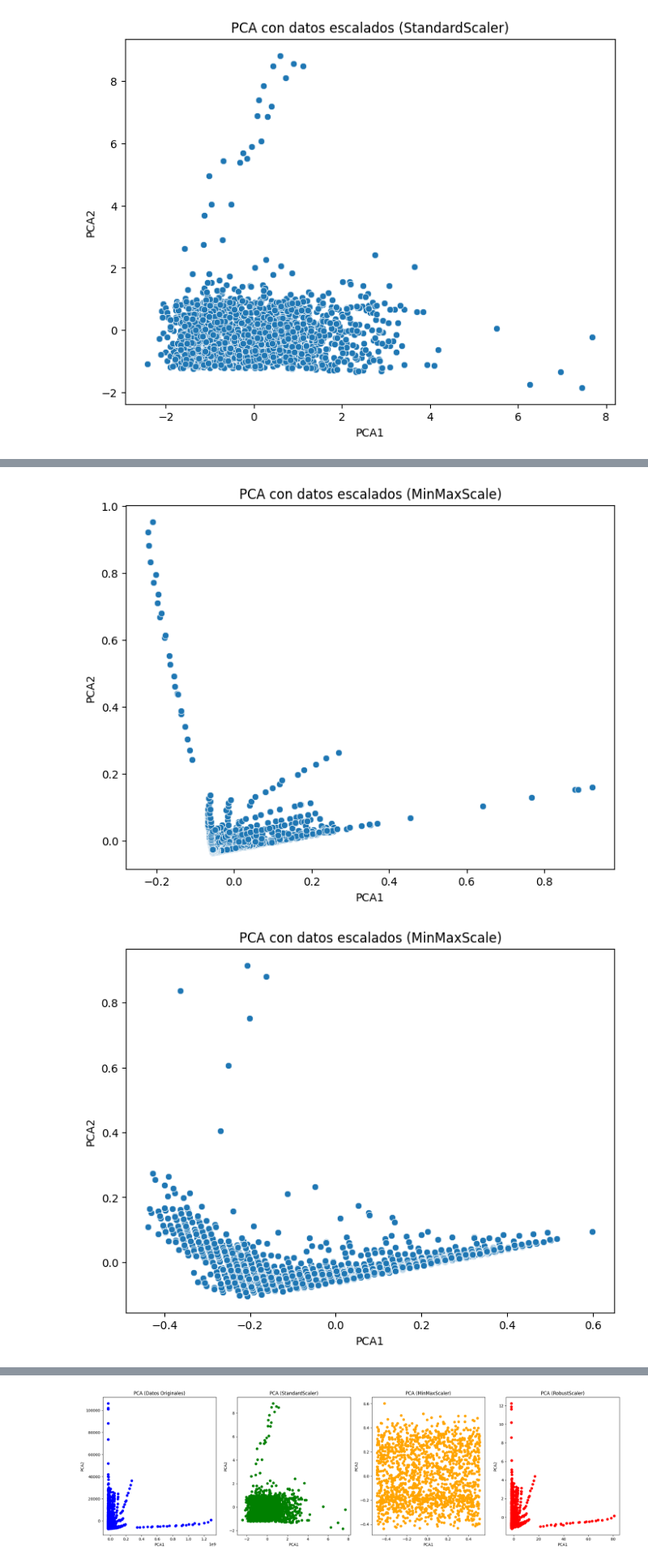
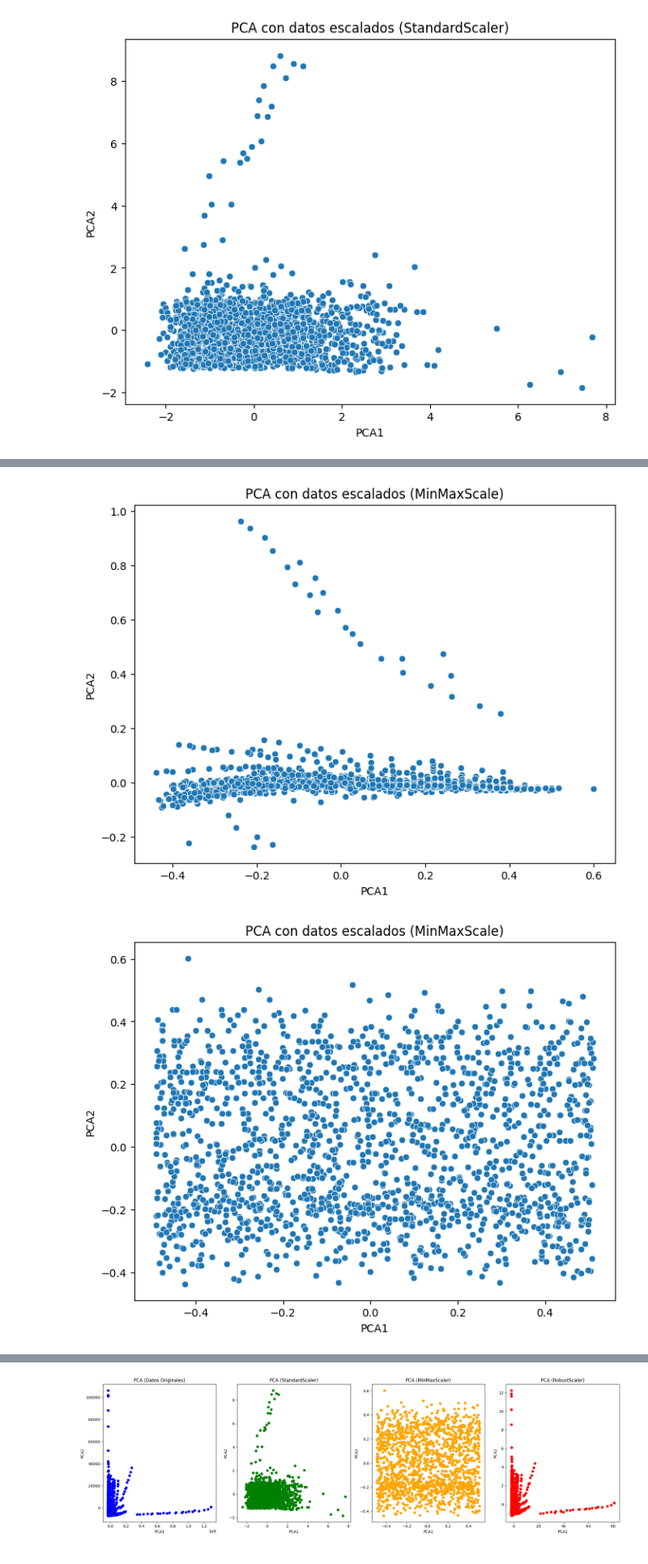
Before and after one commit to leavil/gapminder, a Jupyter notebook: notebooks/Panda_Missing_Gapminder.ipynb, the cells around one changed output, grey strips where cells are left out. Shown at 81% size. Cells and saved outputs as stored; diff of their text form; code cells hidden in the pictures.

```diff
--- a/notebooks/Panda_Missing_Gapminder.ipynb
+++ b/notebooks/Panda_Missing_Gapminder.ipynb
@@ -720,7 +720,7 @@ from sklearn.decomposition import PCA
 pca = PCA(n_components=2)
 
 # Aplicar PCA a los datos escalados (MinMaxScale)
-pca_result = pca.fit_transform(df_scaled_minmax[columns_to_scale[1:3]])
+pca_result = pca.fit_transform(df_scaled_minmax[columns_to_scale[0:3]])
 
 # Crear un DataFrame con los resultados
 pca_df = pd.DataFrame(data=pca_result, columns=['PCA1', 'PCA2'])
@@ -731,26 +731,26 @@ sns.scatterplot(x='PCA1', y='PCA2', data=pca_df)
 plt.title("PCA con datos escalados (MinMaxScale)")
 plt.show()
 # %% [output]
-[figure, old version]
+[figure, new version]
 # %%
 from sklearn.decomposition import PCA
 
 # Crear PCA con 2 componentes
 pca = PCA(n_components=2)
 
 # Aplicar PCA a los datos escalados (MinMaxScale)
-pca_result = pca.fit_transform(df_scaled_minmax[columns_to_scale[0:2]])
+pca_result = pca.fit_transform(df_scaled_minmax[columns_to_scale])
 
 # Crear un DataFrame con los resultados
 pca_df = pd.DataFrame(data=pca_result, columns=['PCA1', 'PCA2'])
 
 # Graficar los resultados de PCA
 plt.figure(figsize=(8, 6))
 sns.scatterplot(x='PCA1', y='PCA2', data=pca_df)
 plt.title("PCA con datos escalados (MinMaxScale)")
 plt.show()
 # %% [output]
-[figure, old version]
+[figure, new version]
 # %%
 from sklearn.decomposition import PCA
 
```
Also changed, not shown: parts of 3 cells of this notebook.
